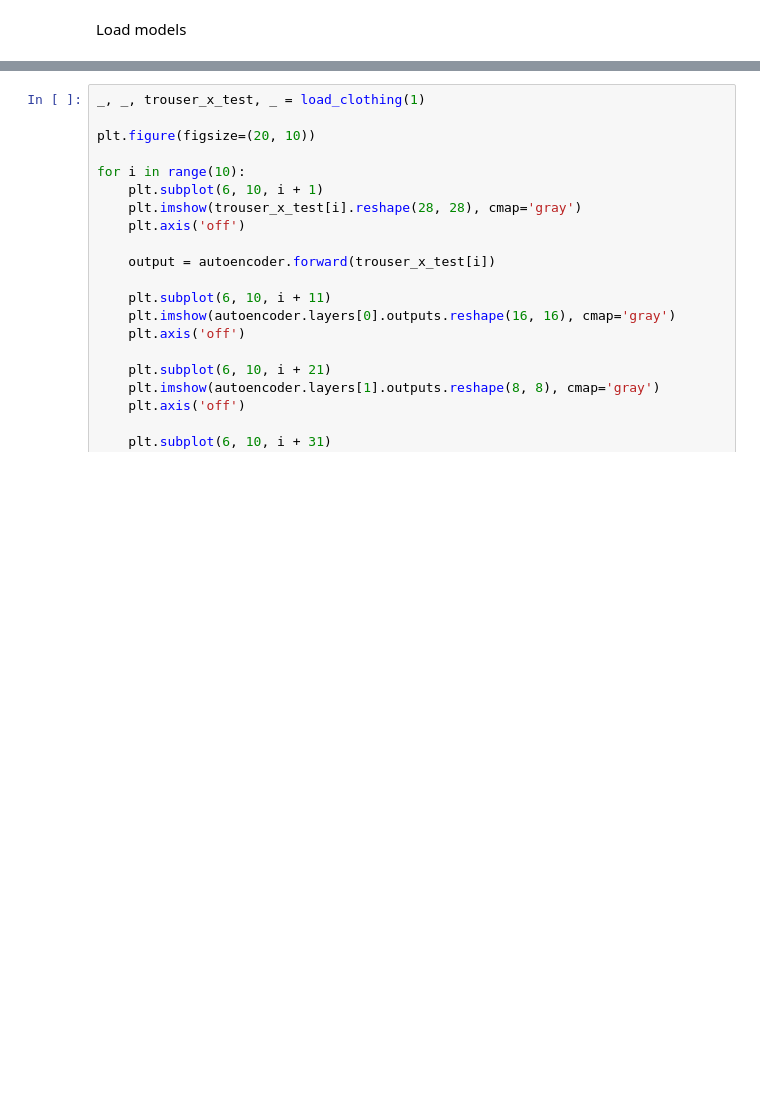
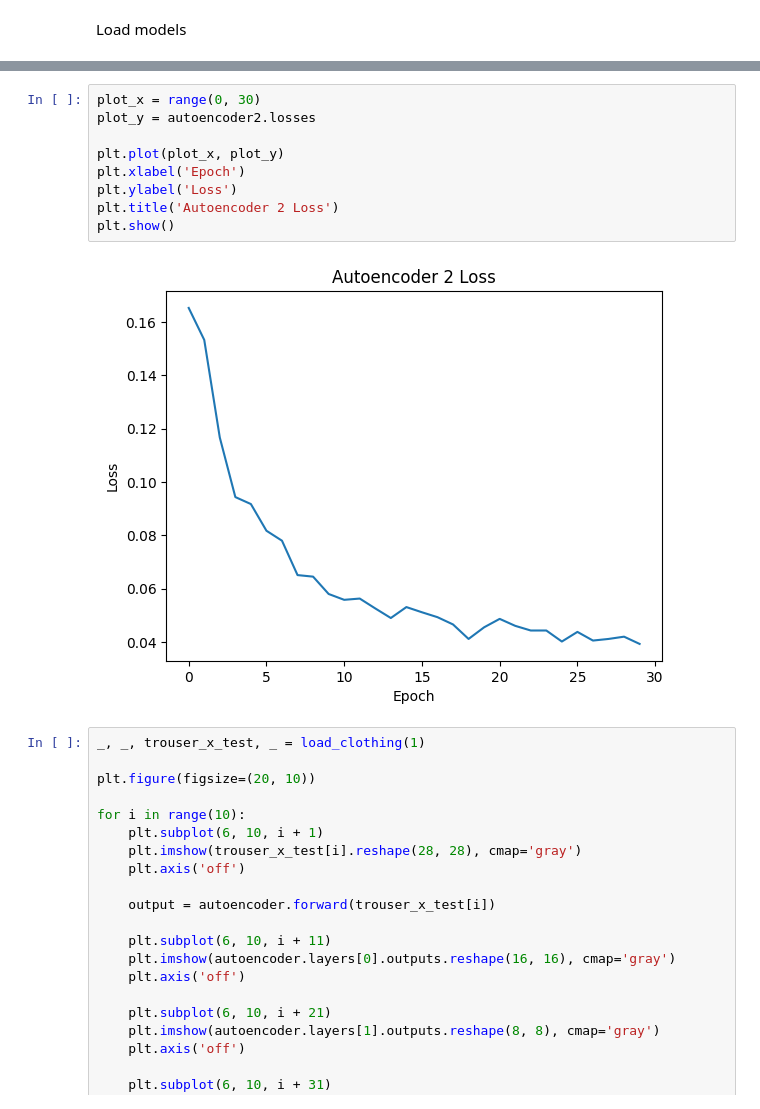
Before and after one commit to jankrokos/neural-networks-labs, a Jupyter notebook: lab2.ipynb, the cells around one changed output, grey strips where cells are left out. Drawn from its saved outputs; the diff is of its cells as text; blank space fills up the shorter version.

```diff
--- a/lab2.ipynb
+++ b/lab2.ipynb
@@ -34,3 +37,14 @@ plt.show()
+# %%
+plot_x = range(0, 30)
+plot_y = autoencoder2.losses
+
+plt.plot(plot_x, plot_y)
+plt.xlabel('Epoch')
+plt.ylabel('Loss')
+plt.title('Autoencoder 2 Loss')
+plt.show()
+# %% [output]
+[figure, added]
 # %%
 _, _, trouser_x_test, _ = load_clothing(1)
 
```
Also changed, not shown: parts of 8 cells of this notebook, 1 other file.
